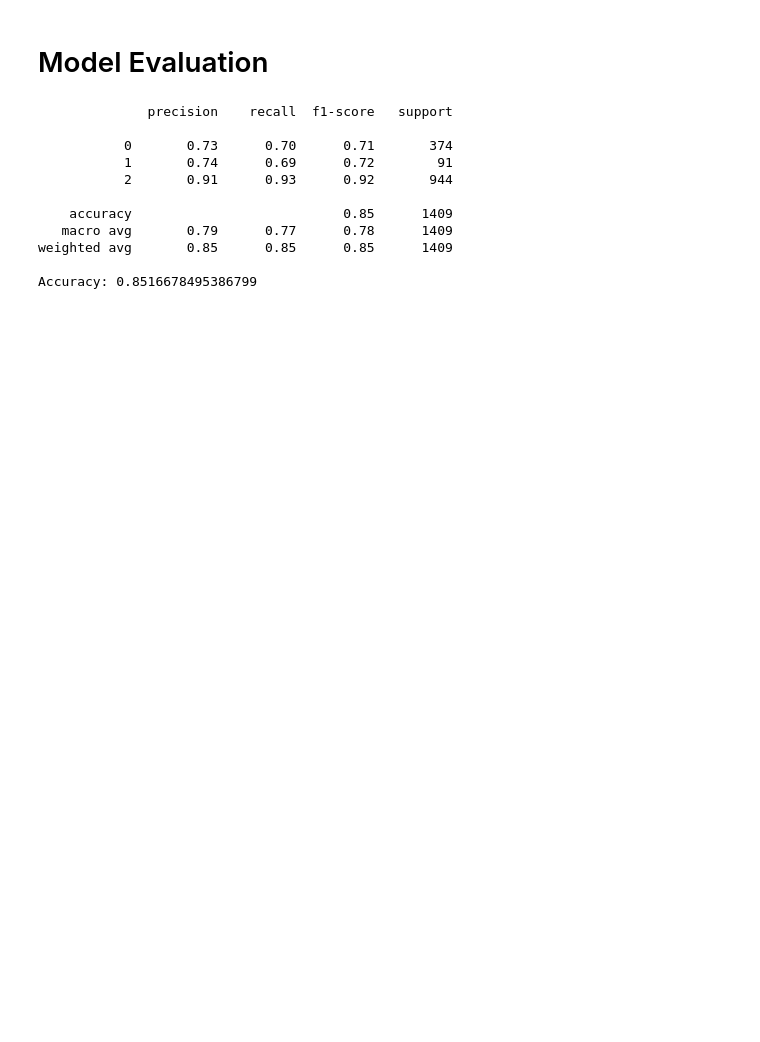
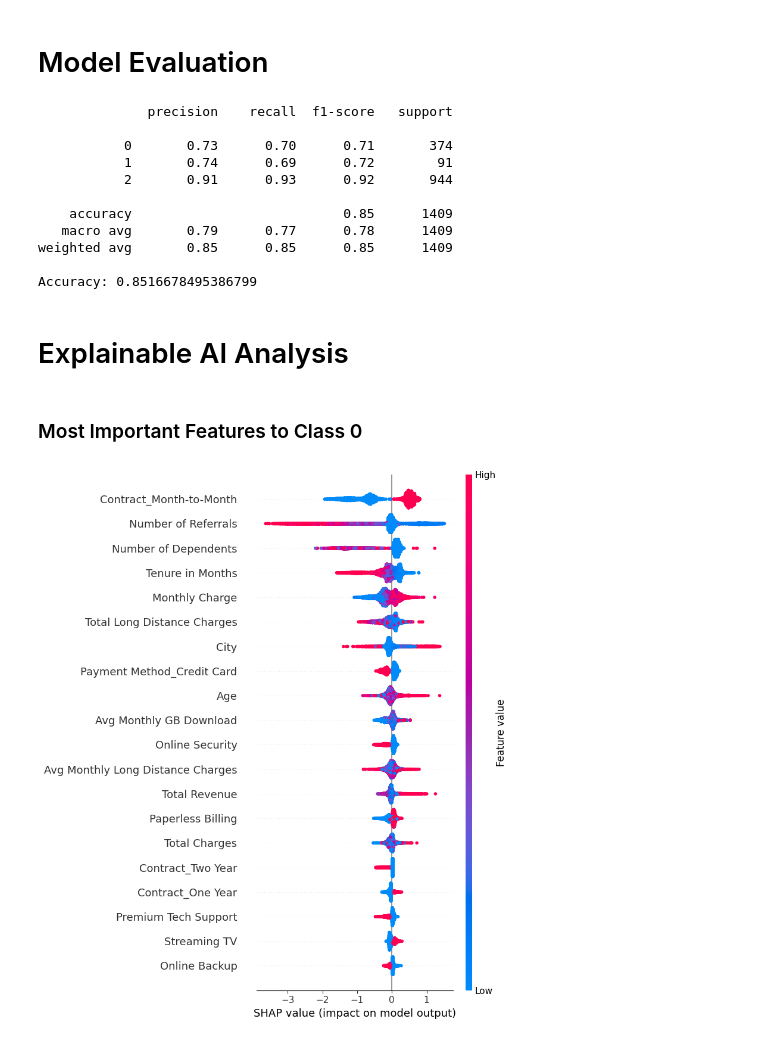
Before and after one commit to AviTirto/TensorFlowProjects, a Jupyter notebook: XAI_telcom_customers.ipynb, the cells around one changed output. Saved outputs shown, nothing was run; the diff lists cells and outputs as text; code cells hidden in the pictures; blank space fills up the shorter version.

Commit message:
Global Shap Value Analysis of Model | version 1

```diff
--- a/XAI_telcom_customers.ipynb
+++ b/XAI_telcom_customers.ipynb
@@ -255,7 +256,18 @@ processor = ColumnTransformer(
     remainder = "passthrough"
 )
 
-X = processed_df.drop(columns = ['Customer Status'])
+processor.fit(processed_df.drop(columns=['Customer Status']))
+
+
+X = processor.transform(processed_df.drop(columns = ['Customer Status']))
+colnames = [col.replace('remainder__', "") for col in processor.get_feature_names_out()]
+colnames = [col.replace('cat__Offer_', '') for col in colnames]
+colnames = [col.replace('None', 'No Offer') for col in colnames]
+colnames = [col.replace('cat__', '') for col in colnames]
+X = pd.DataFrame(X, columns=colnames)
+
+X = X.drop(columns = ['Internet Type_No Offer'])
+
 y = processed_df[['Customer Status']]
 
 X_train, X_test, y_train, y_test = train_test_split(X, y, test_size = 0.2, random_state = 42, stratify = y)
@@ -264,12 +276,7 @@ X_train, X_test, y_train, y_test = train_test_split(X, y, test_size = 0.2, rando
 # %%
 import xgboost as xgb
 
-pipeline = Pipeline(steps = [
-    ('preprocessor', processor),
-    ('model', xgb.XGBClassifier(
-        max_depth = 5,
-    ))
-])
+xgb_model = xgb.XGBClassifier(max_depth = 5)
 # %%
-pipeline.fit(X_train, y_train)
+xgb_model.fit(X_train, y_train)
 # %% [output]
@@ -311,3 +312,24 @@ print("Accuracy:", accuracy_score(y_test, y_pred))
 weighted avg       0.85      0.85      0.85      1409
 
 Accuracy: 0.8516678495386799
+# %% [markdown]
+# Explainable AI Analysis
+# %%
+import shap
+
+# Calculating Shap values on GPU for faster performance
+booster_xgb = xgb_model.get_booster()
+
+shap_values_xgb = booster_xgb.predict(xgb.DMatrix(X_train, y_train), pred_contribs = True)
+
+shap_values_xgb = shap_values_xgb[:, :, :-1]
+# %% [markdown]
+### Most Important Features to Class 0
+# %%
+shap.summary_plot(
+    shap_values_xgb[:,0,:],
+    X_train,
+    feature_names = X_train.columns
+)
+# %% [output]
+[figure, added]
```
Also changed, not shown: parts of 9 cells of this notebook.
